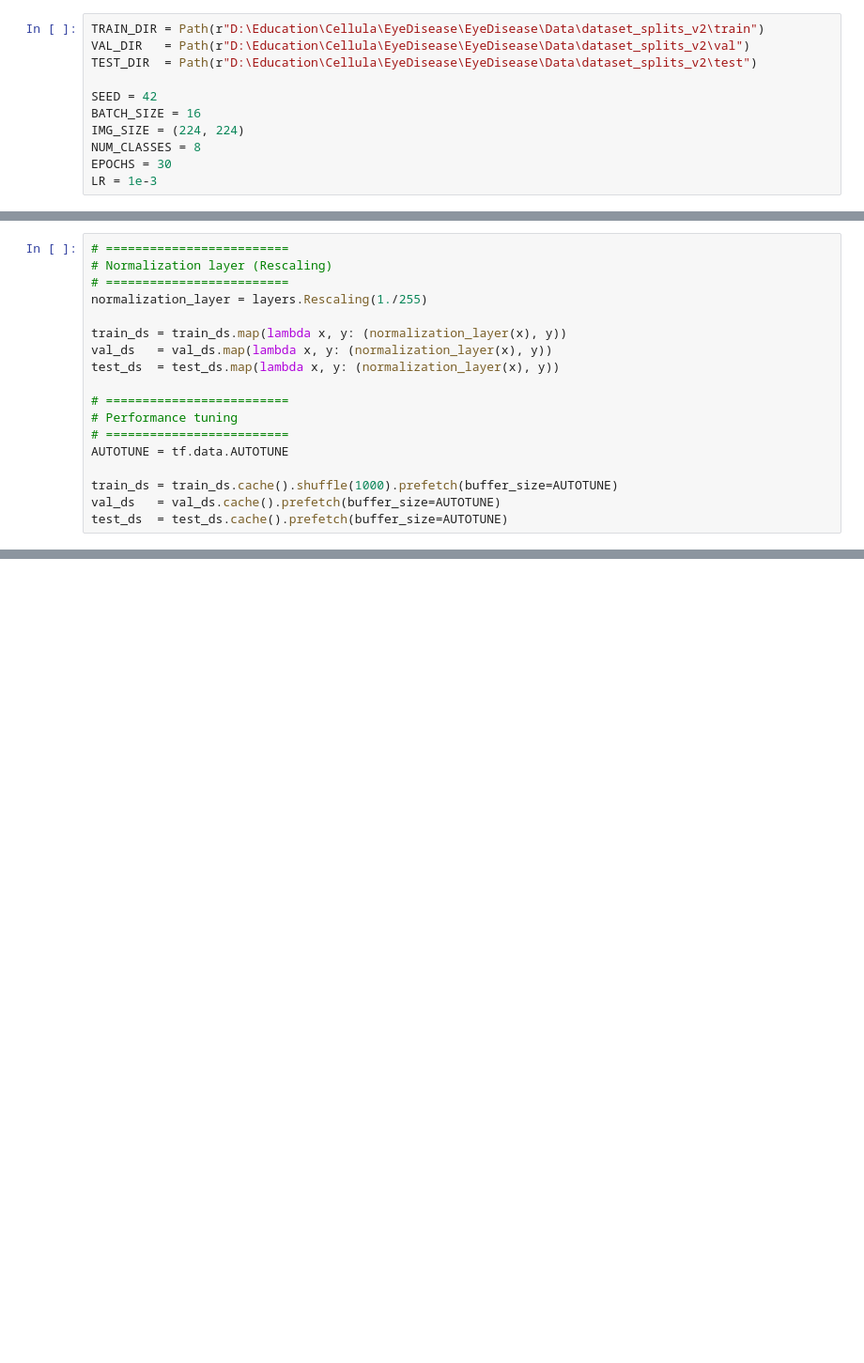
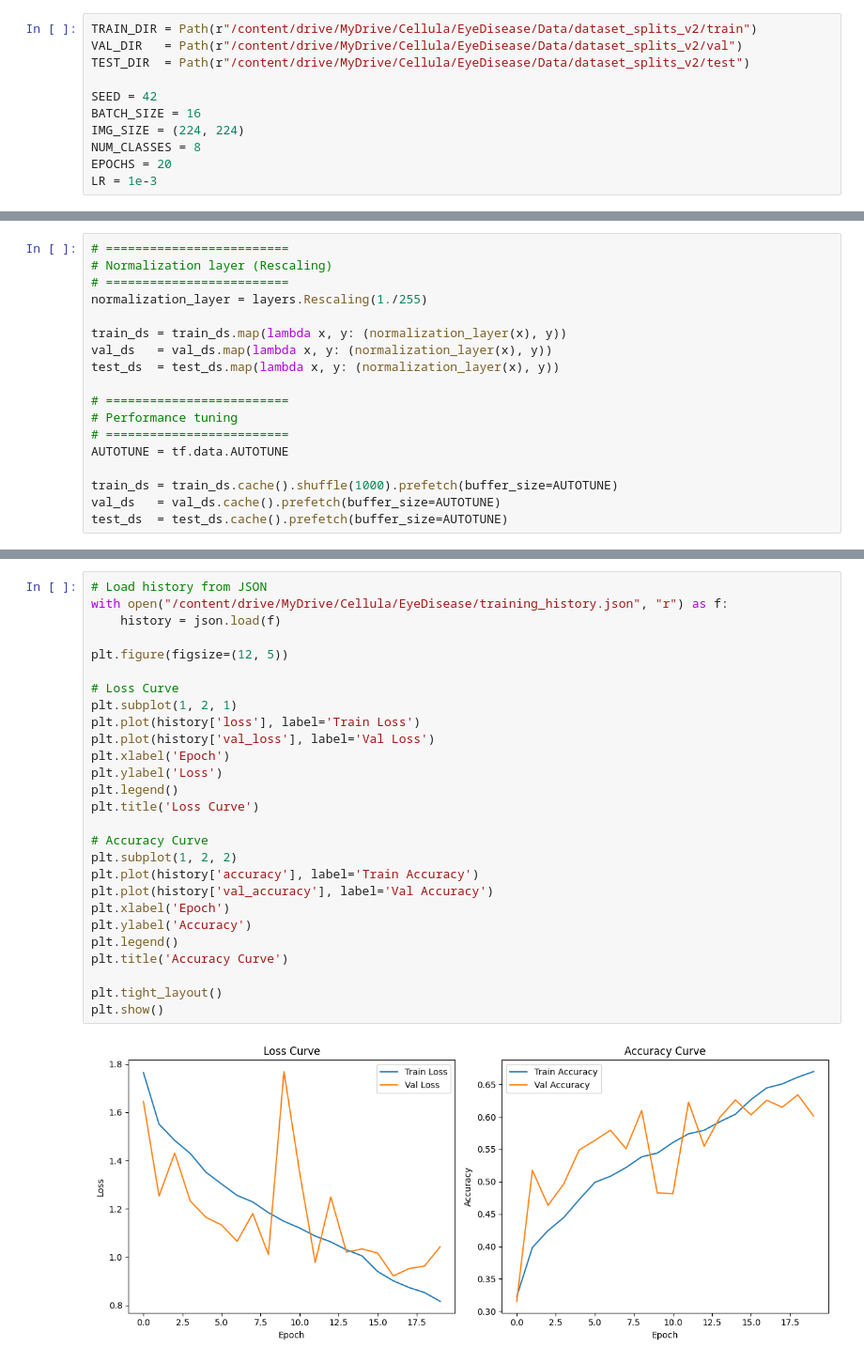
Before and after one commit to mahmoudshoip94/EyeDisease, a Jupyter notebook: models.ipynb, the cells around one changed output, grey strips where cells are left out. Shown at 94% size. Saved outputs shown, nothing was run; the diff lists cells and outputs as text; blank space fills up the shorter version.

```diff
--- a/models.ipynb
+++ b/models.ipynb
@@ -19,15 +25,15 @@ from sklearn.metrics import (
     precision_recall_fscore_support
 )
 # %%
-TRAIN_DIR = Path(r"D:\Education\Cellula\EyeDisease\EyeDisease\Data\dataset_splits_v2\train")
-VAL_DIR   = Path(r"D:\Education\Cellula\EyeDisease\EyeDisease\Data\dataset_splits_v2\val")
-TEST_DIR  = Path(r"D:\Education\Cellula\EyeDisease\EyeDisease\Data\dataset_splits_v2\test")
+TRAIN_DIR = Path(r"/content/drive/MyDrive/Cellula/EyeDisease/Data/dataset_splits_v2/train")
+VAL_DIR   = Path(r"/content/drive/MyDrive/Cellula/EyeDisease/Data/dataset_splits_v2/val")
+TEST_DIR  = Path(r"/content/drive/MyDrive/Cellula/EyeDisease/Data/dataset_splits_v2/test")
 
 SEED = 42
 BATCH_SIZE = 16
 IMG_SIZE = (224, 224)
 NUM_CLASSES = 8
-EPOCHS = 30
+EPOCHS = 20
 LR = 1e-3
 # %%
 train_ds = image_dataset_from_directory(
@@ -239,0 +214,29 @@ plt.show()
+# %%
+# Load history from JSON
+with open("/content/drive/MyDrive/Cellula/EyeDisease/training_history.json", "r") as f:
+    history = json.load(f)
+
+plt.figure(figsize=(12, 5))
+
+# Loss Curve
+plt.subplot(1, 2, 1)
+plt.plot(history['loss'], label='Train Loss')
+plt.plot(history['val_loss'], label='Val Loss')
+plt.xlabel('Epoch')
+plt.ylabel('Loss')
+plt.legend()
+plt.title('Loss Curve')
+
+# Accuracy Curve
+plt.subplot(1, 2, 2)
+plt.plot(history['accuracy'], label='Train Accuracy')
+plt.plot(history['val_accuracy'], label='Val Accuracy')
+plt.xlabel('Epoch')
+plt.ylabel('Accuracy')
+plt.legend()
+plt.title('Accuracy Curve')
+
+plt.tight_layout()
+plt.show()
+# %% [output]
+[figure, added]
```
Also changed, not shown: parts of 27 cells of this notebook.
